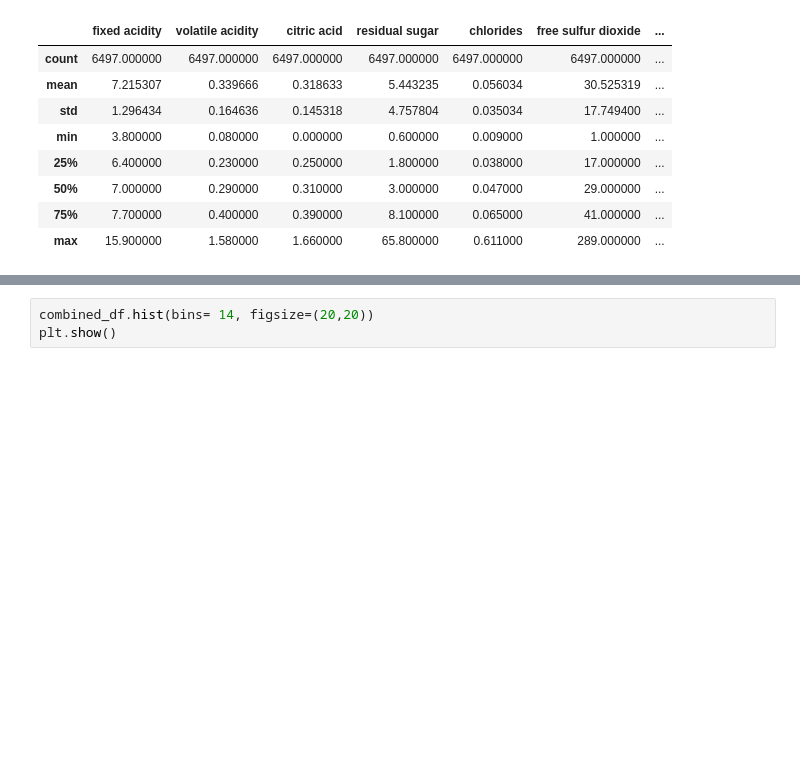
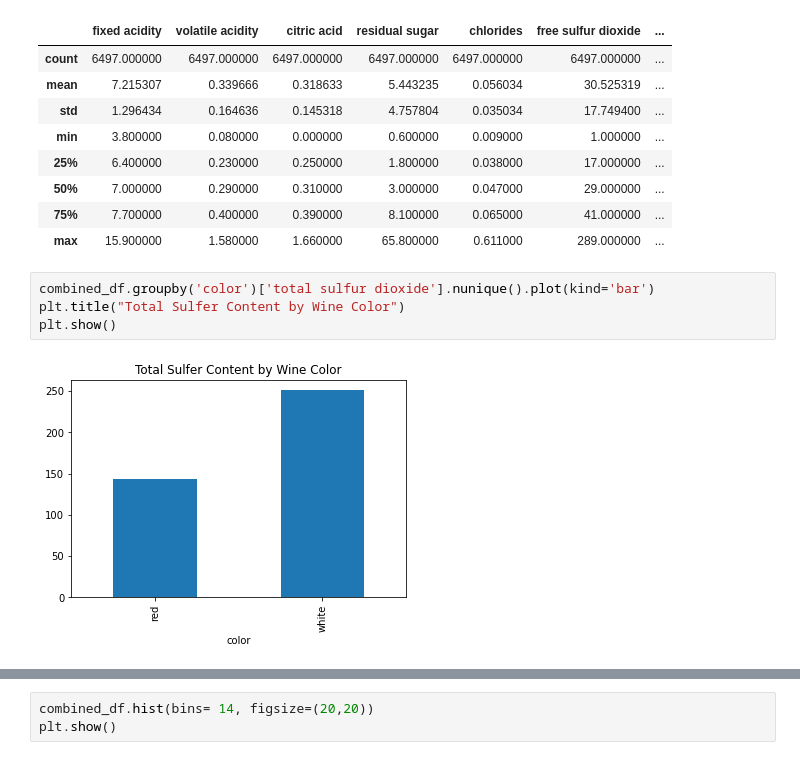
Before and after one commit to schriste6/Final_Project_Team4_Red_vs_White, a Jupyter notebook: ML/wine_quality.ipynb, the cells around one changed output, grey strips where cells are left out. Drawn from its saved outputs; the diff is of its cells as text; blank space fills up the shorter version.

```diff
--- a/ML/wine_quality.ipynb
+++ b/ML/wine_quality.ipynb
@@ -58,3 +68,9 @@ combined_df.describe()
 | 50% | 7.000000 | 0.290000 | 0.310000 | 3.000000 | 0.047000 | 29.000000 | ... |
 | 75% | 7.700000 | 0.400000 | 0.390000 | 8.100000 | 0.065000 | 41.000000 | ... |
 | max | 15.900000 | 1.580000 | 1.660000 | 65.800000 | 0.611000 | 289.000000 | ... |
+# %%
+combined_df.groupby('color')['total sulfur dioxide'].nunique().plot(kind='bar')
+plt.title("Total Sulfer Content by Wine Color")
+plt.show()
+# %% [output]
+[figure, added]
```
Also changed, not shown: parts of 5 cells of this notebook, 1 other file.
